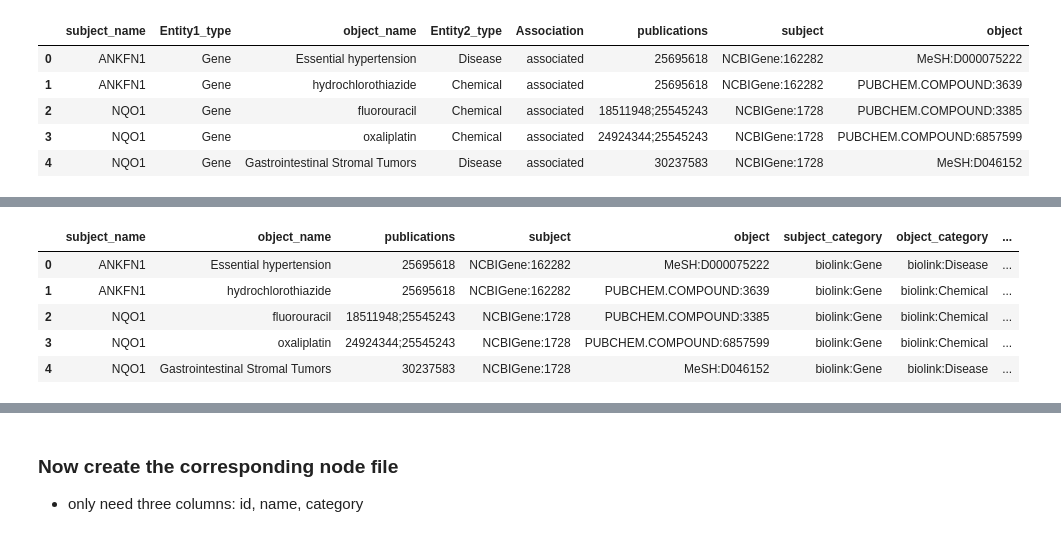
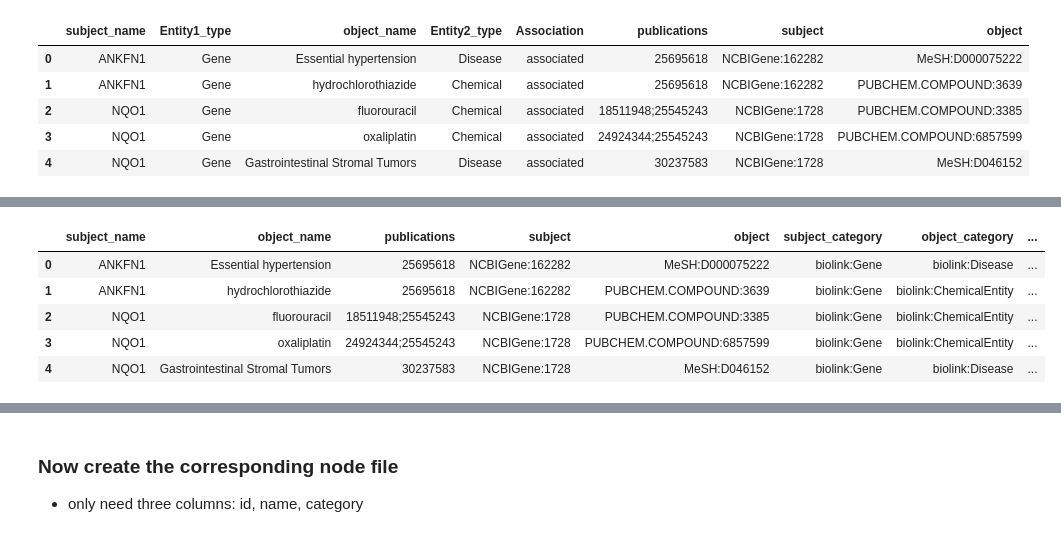
Before and after one commit to IlyaLab/TranslatorPharcogenomicsKG, a Jupyter notebook: Pharmagenomics_KG/PharmGKB_parser.ipynb, the cells around one changed output, grey strips where cells are left out. Drawn from its saved outputs; the diff is of its cells as text; code cells hidden in the pictures.

```diff
--- a/Pharmagenomics_KG/PharmGKB_parser.ipynb
+++ b/Pharmagenomics_KG/PharmGKB_parser.ipynb
@@ -8,8 +8,8 @@ import networkx as nx
 import matplotlib.pyplot as plt
 
 ## Define the version number
-version_number = "05_29_2025"
-deployment_date = "2025-05-29"
+version_number = "07_08_2025"
+deployment_date = "2025-07-08"
 # %% [markdown]
 ## Load files and convert them into separate node & edge files
 * check all imported file structure
@@ -489,0 +510,10 @@ edges_object_id_df.head()
+# %%
+## Group by predicate
+grouped = edges_deep_copy_df.groupby('Association')
+
+## For each predicate, output unique (subject_category, object_category) pairs
+for predicate, group in grouped:
+    print(f"\nPredicate: {predicate}")
+    pairs = group[['subject_category', 'object_category']].drop_duplicates()
+    for _, row in pairs.iterrows():
+        print(f"  ({row['subject_category']}, {row['object_category']})")
@@ -490,51 +529,50 @@ edges_object_id_df.head()
 # %%
-## deep copy a df
-edges_deep_copy_df = edges_object_id_df.copy(deep=True)
 
-edges_deep_copy_df['subject_category'] = 'biolink:' + edges_deep_copy_df['Entity1_type'].astype(str)
-edges_deep_copy_df['object_category'] = 'biolink:' + edges_deep_copy_df['Entity2_type'].astype(str)
+## depracted
+# ## create predicates column
+# list_of_display_relations = ['associated']
 
+# relation_predicate_map = {
+#     'associated': 'biolink:associated_with',
+# }
 
-## create predicates column
-list_of_display_relations = ['associated']
+# ## Initialize new column with default values (original id as string)
+# edges_deep_copy_df['predicate'] = edges_deep_copy_df['Association'].astype(str)
 
-relation_predicate_map = {
-    'associated': 'biolink:associated_with',
-}
+# ## Mask
+# mask = edges_deep_copy_df['Association'].isin(list_of_display_relations)
+# edges_deep_copy_df.loc[mask, 'predicate'] = (
+#     edges_deep_copy_df.loc[mask, 'Association'].map(relation_predicate_map)
+# )
 
-## Initialize new column with default values (original id as string)
-edges_deep_copy_df['predicate'] = edges_deep_copy_df['Association'].astype(str)
-
-## Mask
-mask = edges_deep_copy_df['Association'].isin(list_of_display_relations)
-edges_deep_copy_df.loc[mask, 'predicate'] = (
-    edges_deep_copy_df.loc[mask, 'Association'].map(relation_predicate_map)
+edges_deep_copy_df['predicate'] = edges_deep_copy_df.apply(
+    lambda row: predicate_map.get((row['subject_category'], row['object_category'], row['Association'])),
+    axis=1
 )
-
 
 ## drop not needed columns
 edges_deep_copy_df = edges_deep_copy_df.drop(columns=['Entity1_type', 'Entity2_type', "Association"])
 
 ## add a new knowledge_souce column and set value to be "PrimeKG"
 edges_deep_copy_df['knowledge_source'] = 'PharmGKB'
 ## add a new knowledge_level column and set value to be 'knowledge_assertion'
 edges_deep_copy_df['knowledge_level'] = 'knowledge_assertion'
 ## add a new agent_type column and set value to be 'manual_agent'
 edges_deep_copy_df['agent_type'] = 'automated_agent'
 
 edges_deep_copy_df['deploy_date'] = deployment_date
 
 ## create a context_qualifier column and fill na
 ## if all of them are empty then fill na
 edges_deep_copy_df['context_qualifier'] = np.nan
 
 edges_deep_copy_df.head(5)
 # %% [output]
 |  | subject_name | object_name | publications | subject | object | subject_category | object_category | ... |
 | 0 | ANKFN1 | Essential hypertension | 25695618 | NCBIGene:162282 | MeSH:D000075222 | biolink:Gene | biolink:Disease | ... |
-| 1 | ANKFN1 | hydrochlorothiazide | 25695618 | NCBIGene:162282 | PUBCHEM.COMPOUND:3639 | biolink:Gene | biolink:Chemical | ... |
-| 2 | NQO1 | fluorouracil | 18511948;25545243 | NCBIGene:1728 | PUBCHEM.COMPOUND:3385 | biolink:Gene | biolink:Chemical | ... |
-| 3 | NQO1 | oxaliplatin | 24924344;25545243 | NCBIGene:1728 | PUBCHEM.COMPOUND:6857599 | biolink:Gene | biolink:Chemical | ... |
+| 1 | ANKFN1 | hydrochlorothiazide | 25695618 | NCBIGene:162282 | PUBCHEM.COMPOUND:3639 | biolink:Gene | biolink:ChemicalEntity | ... |
+| 2 | NQO1 | fluorouracil | 18511948;25545243 | NCBIGene:1728 | PUBCHEM.COMPOUND:3385 | biolink:Gene | biolink:ChemicalEntity | ... |
+| 3 | NQO1 | oxaliplatin | 24924344;25545243 | NCBIGene:1728 | PUBCHEM.COMPOUND:6857599 | biolink:Gene | biolink:ChemicalEntity | ... |
 | 4 | NQO1 | Gastrointestinal Stromal Tumors | 30237583 | NCBIGene:1728 | MeSH:D046152 | biolink:Gene | biolink:Disease | ... |
 # %%
 import uuid
```
Also changed, not shown: parts of 12 cells of this notebook, 3 other files.
